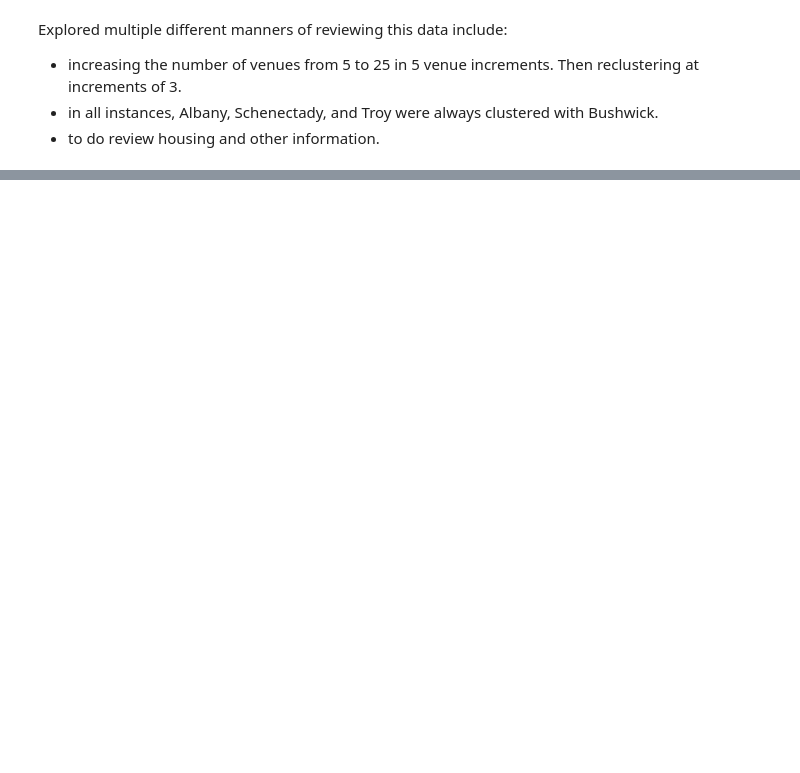
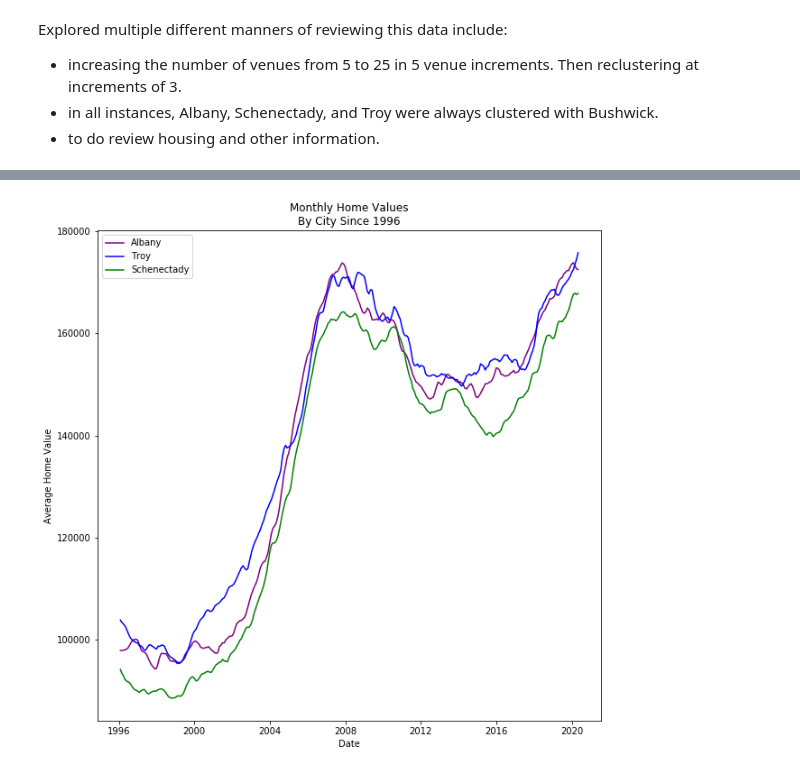
Before and after one commit to stryder518/Data_Science_Capstone, a Jupyter notebook: Data Science Capstone.ipynb, the cells around one changed output, grey strips where cells are left out. Cells and saved outputs as stored; diff of their text form; code cells hidden in the pictures; blank space fills up the shorter version.

```diff
--- a/Data Science Capstone.ipynb
+++ b/Data Science Capstone.ipynb
@@ -565,0 +628,33 @@ Explored multiple different manners of reviewing this data include:
+# %%
+# Plot Some Data
+import matplotlib.pyplot as plt
+import seaborn as sns
+
+fig, ax = plt.subplots(figsize=(10, 10))
+
+# Add x-axis and y-axis
+ax.plot(ht_avg['Date'],
+        ht_avg['Alb_Avg'],
+        color='purple',
+        label = 'Albany')
+
+ax.plot(ht_avg['Date'],
+        ht_avg['Troy_Avg'],
+        color='blue' ,
+        label = 'Troy')
+
+ax.plot(ht_avg['Date'],
+        ht_avg['Schen_Avg'],
+        color='green' ,
+        label = 'Schenectady')
+
+# Set title and labels for axes
+ax.set(xlabel="Date",
+       ylabel="Average Home Value",
+       title="Monthly Home Values\nBy City Since 1996")
+
+leg = ax.legend();
+
+plt.show()
+# %% [output]
+[figure, added]
```
Also changed, not shown: parts of 5 cells of this notebook.
